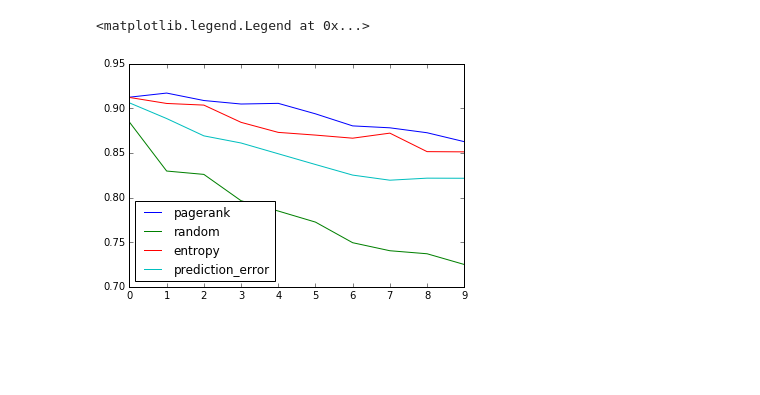
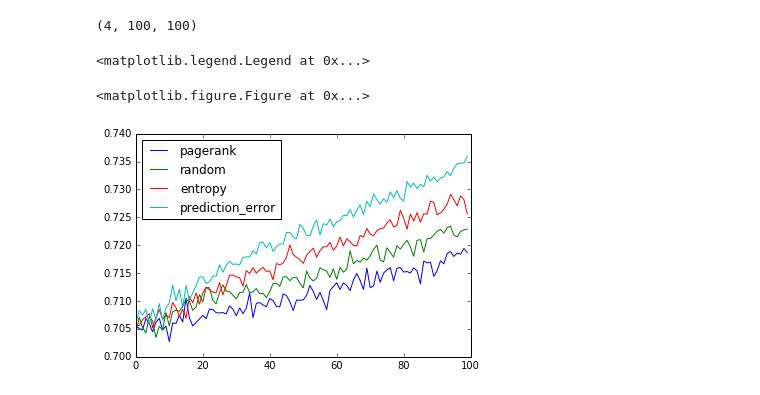
Before and after one commit to xiaohan2012/active-cascade-reconstruction, a Jupyter notebook: average_precision_score.ipynb, the cells around one changed output. Drawn from its saved outputs; the diff is of its cells as text; code cells hidden in the pictures; blank space fills up the shorter version.

```diff
--- a/average_precision_score.ipynb
+++ b/average_precision_score.ipynb
@@ -8,38 +8,45 @@ import os
 import numpy as np
 import pickle as pkl
 import argparse
-from helpers import load_cascades
-from graph_helpers import load_graph_by_name
 from tqdm import tqdm
 from joblib import Parallel, delayed
 from sklearn.metrics import roc_auc_score, average_precision_score
 
+from eval_helpers import top_k_infection_precision_recall
+from helpers import load_cascades
+from graph_helpers import load_graph_by_name
+
+
 
 parser = argparse.ArgumentParser(description='')
 parser.add_argument('-g', '--graph', help='graph name')
+parser.add_argument('-c', '--cascade_pattern', help='graph name')
 
 # args = parser.parse_args()
 
 # graph_name = args.graph
-graph_name = 'karate'
+graph_name = 'grqc'
+cascade_pattern = 'grqc-s0.2-o0.1'
 
-inf_proba_dirname = 'outputs/inf_probas/{}'.format(graph_name)
+inf_proba_dirname = 'outputs/inf_probas/{}'.format(cascade_pattern)
 
 
 g = load_graph_by_name(graph_name)
 
-cascades = load_cascades('cascade/' + graph_name)
+cascades = load_cascades('cascade/' + cascade_pattern)
 
 
 methods = ['pagerank', 'random', 'entropy', 'prediction_error']
 # %%
-cascades = load_cascades('cascade/' + graph_name)
+cascades = load_cascades('cascade/' + cascade_pattern)
 
 scores_by_method = {}
 for method in methods:
     scores_by_method[method] = []
 
+c_paths = []  # track the order
 for c_path, (obs, c) in tqdm(cascades):
+    c_paths.append(c_path)
     infected = (c >= 0).nonzero()[0]
     y_true = np.zeros((len(c), ))
     y_true[infected] = 1
@@ -55,7 +62,8 @@ for c_path, (obs, c) in tqdm(cascades):
 
         scores = []
         for inf_probas in inf_probas_list:
-            # auc = roc_auc_score(y_true, inf_probas, average=None)
+            # score = roc_auc_score(y_true, inf_probas, average=None)
+            # score = top_k_infection_precision_recall(g, inf_probas, c, obs, 65)[0]
             score = average_precision_score(y_true, inf_probas)
             scores.append(score)
 #            y_pred = (inf_probas > 0.5).nonzero()[0]
@@ -63,0 +74,4 @@ for c_path, (obs, c) in tqdm(cascades):
+# %%
+scores_3d.shape # method, rounds, queries
+# %% [output]
+(4, 100, 100)
@@ -64,13 +80,16 @@ for c_path, (obs, c) in tqdm(cascades):
 # %%
 from matplotlib import pyplot as plt
 
 plt.clf()
+fig = plt.figure()
 for method in methods:
     scores = np.array(scores_by_method[method], dtype=np.float32)
     mean_scores = np.median(scores, axis=0)
+    # print(np.std(scores,axis=0))
     plt.plot(mean_scores)
     plt.hold(True)
-plt.legend(methods, loc='lower left')
+plt.legend(methods, loc='best')
 # %% [output]
 <matplotlib.legend.Legend at 0x...>
+<matplotlib.figure.Figure at 0x...>
-[figure, old version]
+[figure, new version]
```
Also changed, not shown: parts of 4 cells of this notebook, 5 other files.
